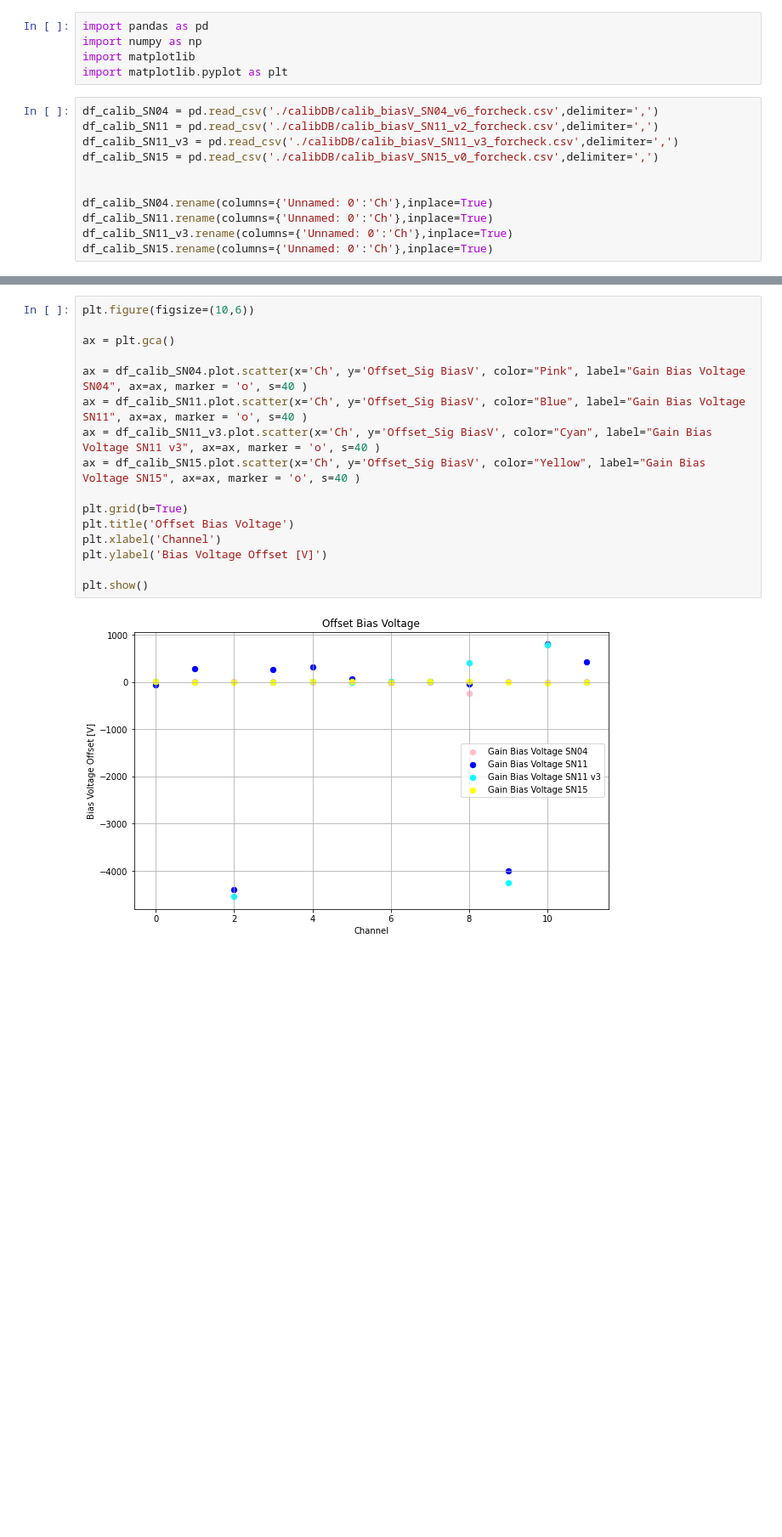
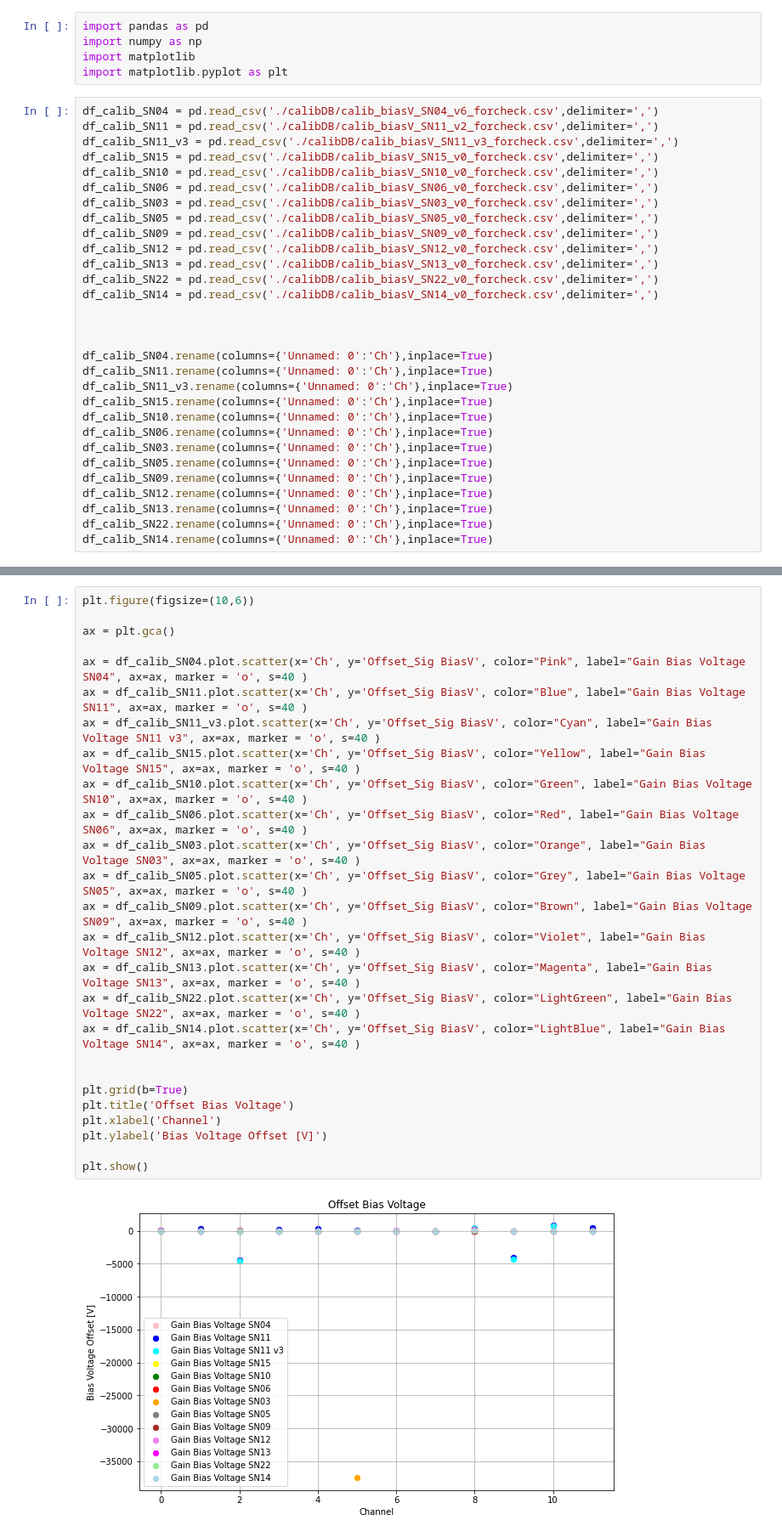
Before and after one commit to stbordoni/calib, a Jupyter notebook: compareCalibParams.ipynb, the cells around one changed output, grey strips where cells are left out. Shown at 85% size. Drawn from its saved outputs; the diff is of its cells as text; blank space fills up the shorter version.

```diff
--- a/compareCalibParams.ipynb
+++ b/compareCalibParams.ipynb
@@ -8,9 +8,28 @@ df_calib_SN04 = pd.read_csv('./calibDB/calib_biasV_SN04_v6_forcheck.csv',delimit
 df_calib_SN11 = pd.read_csv('./calibDB/calib_biasV_SN11_v2_forcheck.csv',delimiter=',')
 df_calib_SN11_v3 = pd.read_csv('./calibDB/calib_biasV_SN11_v3_forcheck.csv',delimiter=',')
 df_calib_SN15 = pd.read_csv('./calibDB/calib_biasV_SN15_v0_forcheck.csv',delimiter=',')
+df_calib_SN10 = pd.read_csv('./calibDB/calib_biasV_SN10_v0_forcheck.csv',delimiter=',')
+df_calib_SN06 = pd.read_csv('./calibDB/calib_biasV_SN06_v0_forcheck.csv',delimiter=',')
+df_calib_SN03 = pd.read_csv('./calibDB/calib_biasV_SN03_v0_forcheck.csv',delimiter=',')
+df_calib_SN05 = pd.read_csv('./calibDB/calib_biasV_SN05_v0_forcheck.csv',delimiter=',')
+df_calib_SN09 = pd.read_csv('./calibDB/calib_biasV_SN09_v0_forcheck.csv',delimiter=',')
+df_calib_SN12 = pd.read_csv('./calibDB/calib_biasV_SN12_v0_forcheck.csv',delimiter=',')
+df_calib_SN13 = pd.read_csv('./calibDB/calib_biasV_SN13_v0_forcheck.csv',delimiter=',')
+df_calib_SN22 = pd.read_csv('./calibDB/calib_biasV_SN22_v0_forcheck.csv',delimiter=',')
+df_calib_SN14 = pd.read_csv('./calibDB/calib_biasV_SN14_v0_forcheck.csv',delimiter=',')
+
 
 
 df_calib_SN04.rename(columns={'Unnamed: 0':'Ch'},inplace=True)
 df_calib_SN11.rename(columns={'Unnamed: 0':'Ch'},inplace=True)
 df_calib_SN11_v3.rename(columns={'Unnamed: 0':'Ch'},inplace=True)
 df_calib_SN15.rename(columns={'Unnamed: 0':'Ch'},inplace=True)
+df_calib_SN10.rename(columns={'Unnamed: 0':'Ch'},inplace=True)
+df_calib_SN06.rename(columns={'Unnamed: 0':'Ch'},inplace=True)
+df_calib_SN03.rename(columns={'Unnamed: 0':'Ch'},inplace=True)
+df_calib_SN05.rename(columns={'Unnamed: 0':'Ch'},inplace=True)
+df_calib_SN09.rename(columns={'Unnamed: 0':'Ch'},inplace=True)
+df_calib_SN12.rename(columns={'Unnamed: 0':'Ch'},inplace=True)
+df_calib_SN13.rename(columns={'Unnamed: 0':'Ch'},inplace=True)
+df_calib_SN22.rename(columns={'Unnamed: 0':'Ch'},inplace=True)
+df_calib_SN14.rename(columns={'Unnamed: 0':'Ch'},inplace=True)
@@ -52,18 +80,28 @@ plt.show()
 # %%
 plt.figure(figsize=(10,6))
 
 ax = plt.gca()
 
 ax = df_calib_SN04.plot.scatter(x='Ch', y='Offset_Sig BiasV', color="Pink", label="Gain Bias Voltage SN04", ax=ax, marker = 'o', s=40 )
 ax = df_calib_SN11.plot.scatter(x='Ch', y='Offset_Sig BiasV', color="Blue", label="Gain Bias Voltage SN11", ax=ax, marker = 'o', s=40 )
 ax = df_calib_SN11_v3.plot.scatter(x='Ch', y='Offset_Sig BiasV', color="Cyan", label="Gain Bias Voltage SN11 v3", ax=ax, marker = 'o', s=40 )
 ax = df_calib_SN15.plot.scatter(x='Ch', y='Offset_Sig BiasV', color="Yellow", label="Gain Bias Voltage SN15", ax=ax, marker = 'o', s=40 )
+ax = df_calib_SN10.plot.scatter(x='Ch', y='Offset_Sig BiasV', color="Green", label="Gain Bias Voltage SN10", ax=ax, marker = 'o', s=40 )
+ax = df_calib_SN06.plot.scatter(x='Ch', y='Offset_Sig BiasV', color="Red", label="Gain Bias Voltage SN06", ax=ax, marker = 'o', s=40 )
+ax = df_calib_SN03.plot.scatter(x='Ch', y='Offset_Sig BiasV', color="Orange", label="Gain Bias Voltage SN03", ax=ax, marker = 'o', s=40 )
+ax = df_calib_SN05.plot.scatter(x='Ch', y='Offset_Sig BiasV', color="Grey", label="Gain Bias Voltage SN05", ax=ax, marker = 'o', s=40 )
+ax = df_calib_SN09.plot.scatter(x='Ch', y='Offset_Sig BiasV', color="Brown", label="Gain Bias Voltage SN09", ax=ax, marker = 'o', s=40 )
+ax = df_calib_SN12.plot.scatter(x='Ch', y='Offset_Sig BiasV', color="Violet", label="Gain Bias Voltage SN12", ax=ax, marker = 'o', s=40 )
+ax = df_calib_SN13.plot.scatter(x='Ch', y='Offset_Sig BiasV', color="Magenta", label="Gain Bias Voltage SN13", ax=ax, marker = 'o', s=40 )
+ax = df_calib_SN22.plot.scatter(x='Ch', y='Offset_Sig BiasV', color="LightGreen", label="Gain Bias Voltage SN22", ax=ax, marker = 'o', s=40 )
+ax = df_calib_SN14.plot.scatter(x='Ch', y='Offset_Sig BiasV', color="LightBlue", label="Gain Bias Voltage SN14", ax=ax, marker = 'o', s=40 )
+
 
 plt.grid(b=True)
 plt.title('Offset Bias Voltage')
 plt.xlabel('Channel')
 plt.ylabel('Bias Voltage Offset [V]')
 
 plt.show()
 # %% [output]
-[figure, old version]
+[figure, new version]
```
Also changed, not shown: parts of 3 cells of this notebook, 3 other files.
